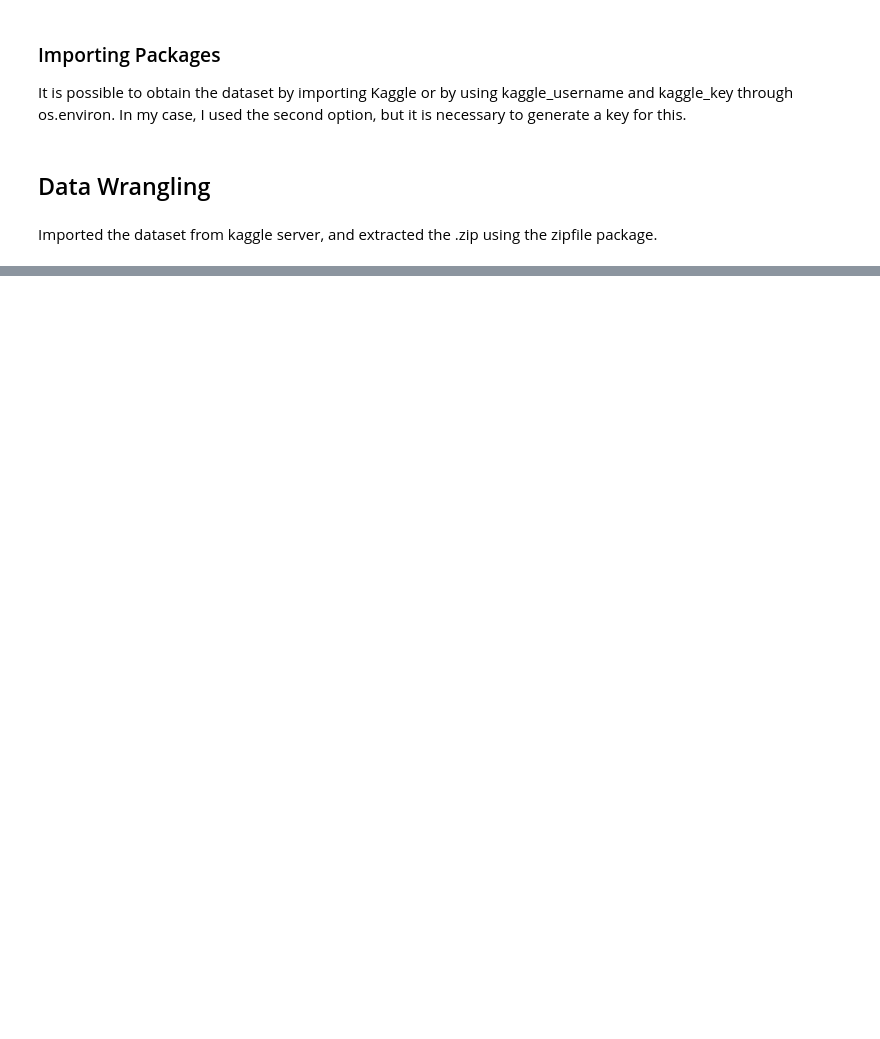
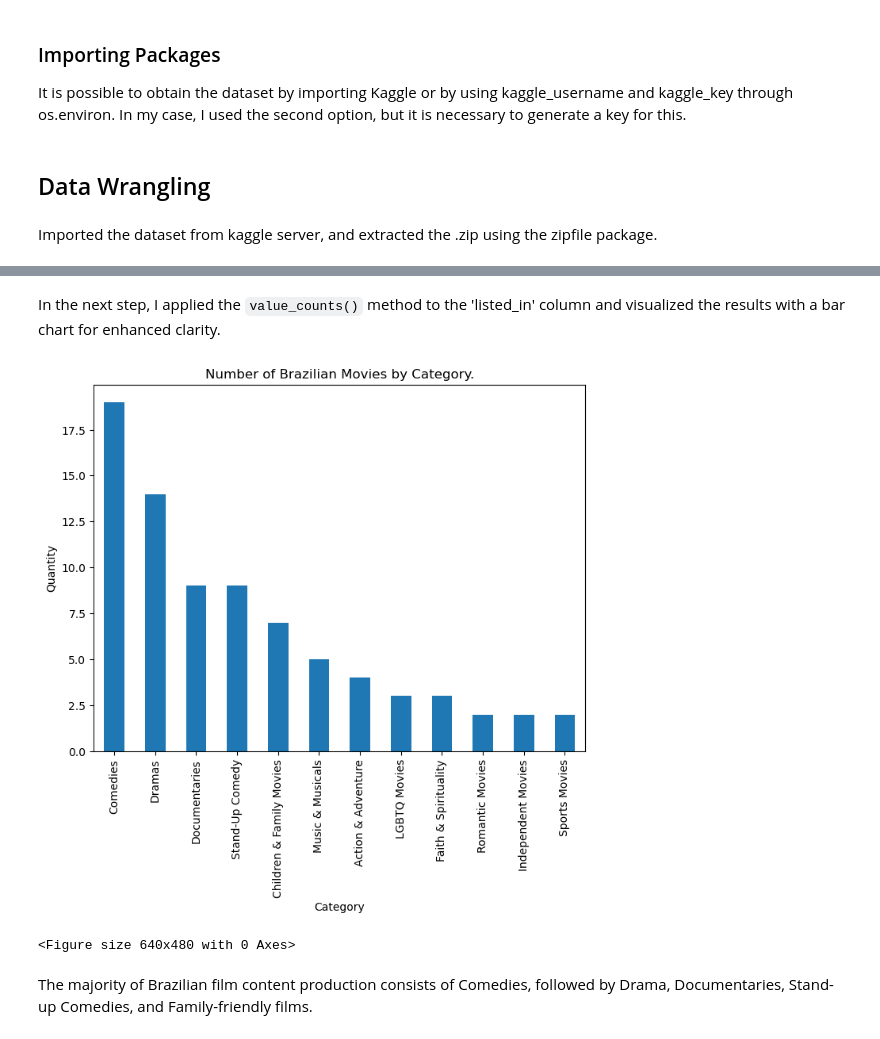
Before and after one commit to fernandococco/brazil_netflix, a Jupyter notebook: brazil_content.ipynb, the cells around one changed output, grey strips where cells are left out. Drawn from its saved outputs; the diff is of its cells as text; code cells hidden in the pictures; blank space fills up the shorter version.

```diff
--- a/brazil_content.ipynb
+++ b/brazil_content.ipynb
@@ -579,0 +266,22 @@ brazil_tv_show.to_csv('brazil_series.csv')
+# %%
+brazil_movies = brazil_split.query('type == "Movie"')
+brazil_tv_shows = brazil_split.query('type == "TV Show"')
+# %% [markdown]
+In the next step, I applied the `value_counts()` method to the 'listed_in' column and visualized the results with a bar chart for enhanced clarity.
+# %%
+movies_count = brazil_movies['listed_in'].value_counts()
+
+plt.figure(figsize=(8, 6))
+movies_count.plot(kind='bar')
+plt.title('Number of Brazilian Movies by Category.')
+plt.xlabel('Category')
+plt.ylabel('Quantity')
+
+plt.show()
+plt.clf()
+# %% [output]
+[figure, added]
+<Figure size 640x480 with 0 Axes>
+# %% [markdown]
+
+The majority of Brazilian film content production consists of Comedies, followed by Drama, Documentaries, Stand-up Comedies, and Family-friendly films.
```
Also changed, not shown: parts of 100 cells of this notebook.
